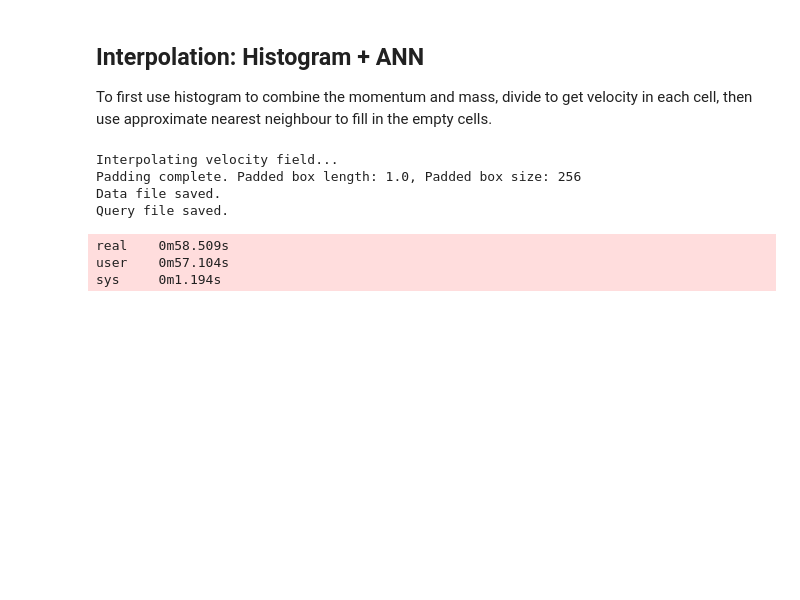
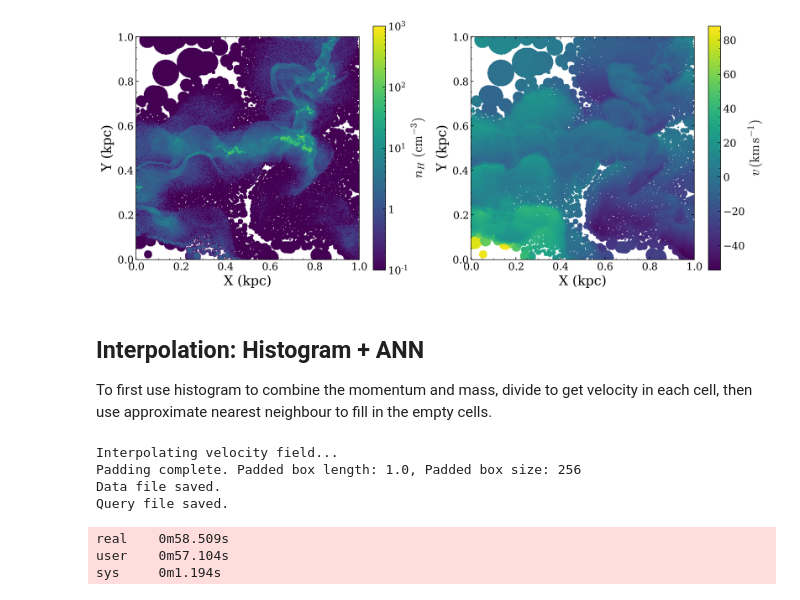
Before and after one commit to YujieH3/large-velocity-power-spectrum, a Jupyter notebook: debug_histoANN.ipynb, the cells around one changed output. Saved outputs shown, nothing was run; the diff lists cells and outputs as text; code cells hidden in the pictures; blank space fills up the shorter version.

Commit message:
Moved main code to velocity_power, brought back voxelize.

```diff
--- a/debug_histoANN.ipynb
+++ b/debug_histoANN.ipynb
@@ -8,3 +8,7 @@ plt.style.use('niceplot2jay.mplstyle')
 
 SNAPSHOT = '/appalachia/d5/DISK/from_pleiades/snapshots/gmcs0_wind0_gmc9/snapshot_550.hdf5'
 simParticles = SimulationParticles.load_snapshot(SNAPSHOT)
+# %%
+# Bring back Voxelize.
+import velocity_power.voxelize
+simField = simParticles.voxelize_interp_to_field(Nsize=256)
@@ -11,3 +35,10 @@ simParticles = SimulationParticles.load_snapshot(SNAPSHOT)
+# %%
+fig, ax = plt.subplots(1, 2, figsize=(15, 6))
+simField.plot_density_slice(index=128, axis=2, ax=ax[0])
+simField.plot_velocity_slice(component=0, index=128, axis=2, ax=ax[1])
+plt.show()
+# %% [output]
+[figure, added]
 # %% [markdown]
 ## Interpolation: Histogram + ANN
 To first use histogram to combine the momentum and mass, divide to get velocity in each cell, then use approximate nearest neighbour to fill in the empty cells.
```
Also changed, not shown: parts of 18 cells of this notebook, 5 other files.
